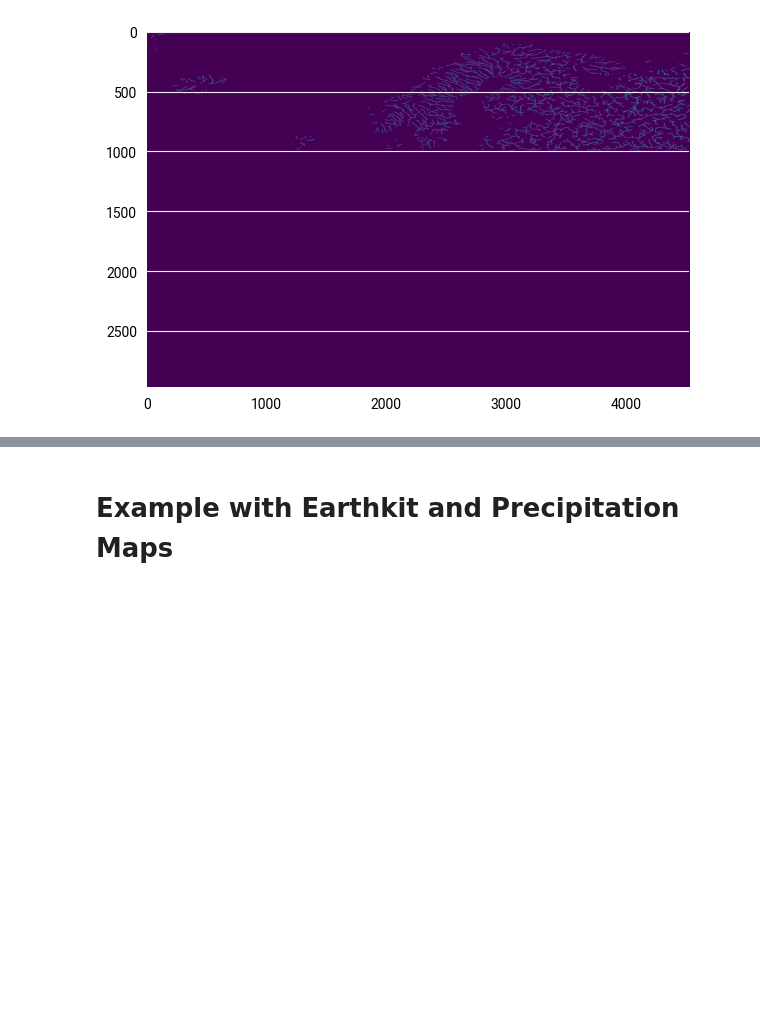
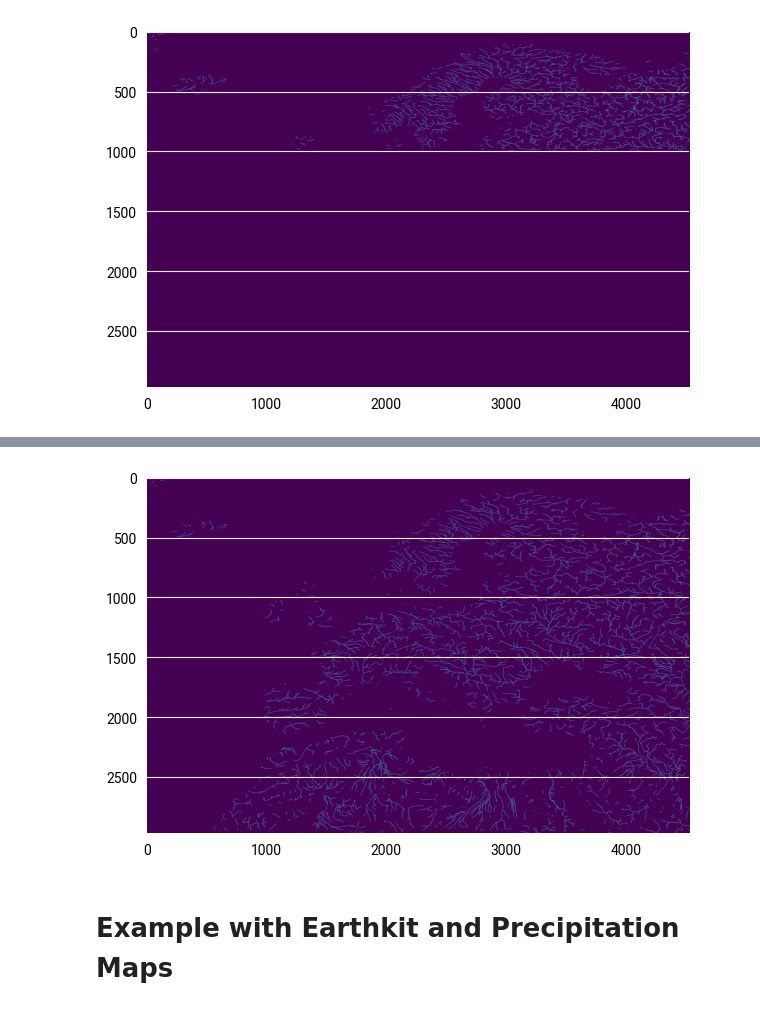
Before and after one commit to ecmwf/earthkit-hydro, a Jupyter notebook: docs/notebooks/example.ipynb, the cells around one changed output, grey strips where cells are left out. Cells and saved outputs as stored; diff of their text form; code cells hidden in the pictures; blank space fills up the shorter version.

```diff
--- a/docs/notebooks/example.ipynb
+++ b/docs/notebooks/example.ipynb
@@ -93,3 +103,13 @@ plt.show()
+# %%
+# create a subnetwork of large rivers only
+field = np.ones(network.mask.shape)
+accuflux_field = network.accuflux(field)
+large_rivers = accuflux_field>1000
+subnetwork = network.create_subnetwork(large_rivers)
+plt.imshow(subnetwork.mask)
+plt.show()
+# %% [output]
+[figure, added]
 # %% [markdown]
 # Example with Earthkit and Precipitation Maps
 # %%
```
Also changed, not shown: parts of 6 cells of this notebook.
